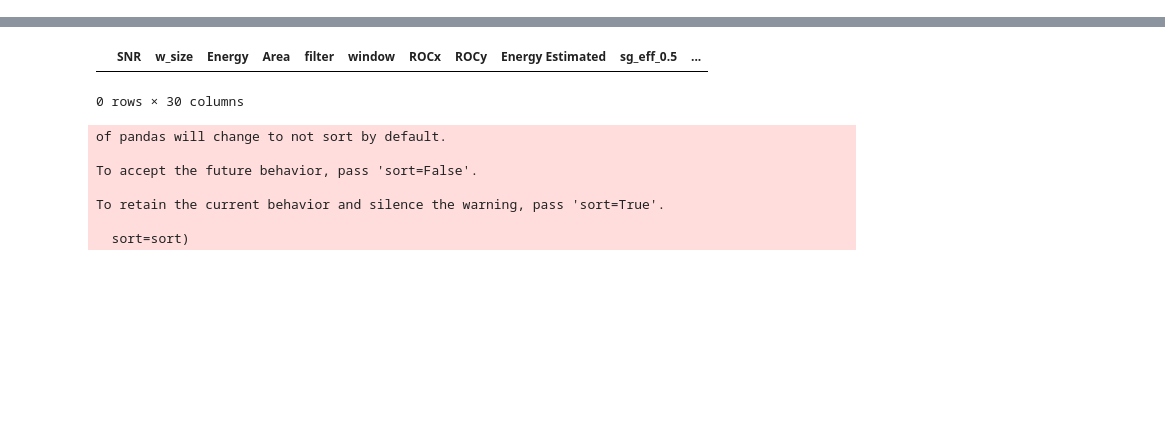
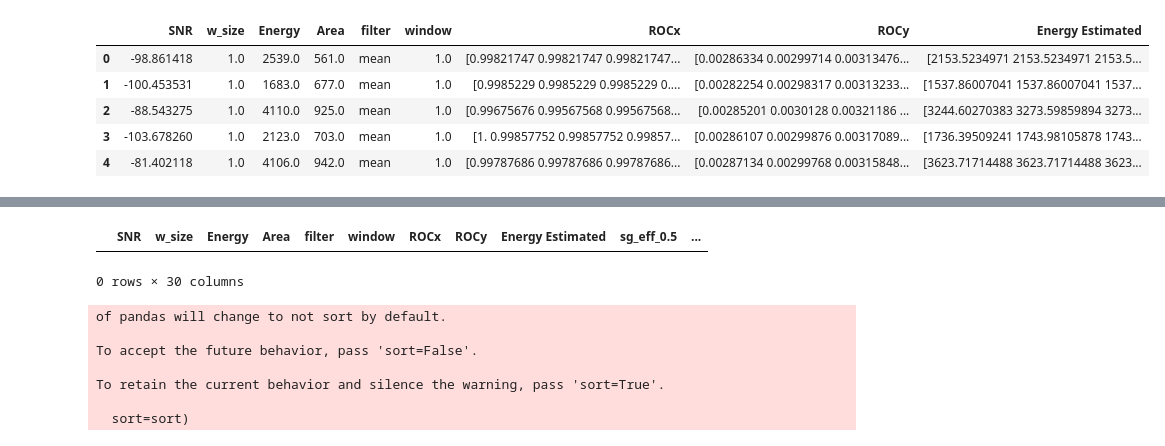
Before and after one commit to Gui1402/filtering_cygnus, a Jupyter notebook: notebooks/filter_analysis.ipynb, the cells around one changed output, grey strips where cells are left out. Cells and saved outputs as stored; diff of their text form; code cells hidden in the pictures; blank space fills up the shorter version.

```diff
--- a/notebooks/filter_analysis.ipynb
+++ b/notebooks/filter_analysis.ipynb
@@ -125,3 +125,13 @@ df.head()
+# %%
+df_old = pd.read_csv('../data/result_test.csv')
+df_old.head()
+# %% [output]
+|  | SNR | w_size | Energy | Area | filter | window | ROCx | ROCy | Energy Estimated |
+| 0 | -98.861418 | 1.0 | 2539.0 | 561.0 | mean | 1.0 | [0.99821747 0.99821747 0.99821747... | [0.00286334 0.00299714 0.00313476... | [2153.5234971 2153.5234971 2153.5... |
+| 1 | -100.453531 | 1.0 | 1683.0 | 677.0 | mean | 1.0 | [0.9985229 0.9985229 0.9985229 0.... | [0.00282254 0.00298317 0.00313233... | [1537.86007041 1537.86007041 1537... |
+| 2 | -88.543275 | 1.0 | 4110.0 | 925.0 | mean | 1.0 | [0.99675676 0.99567568 0.99567568... | [0.00285201 0.0030128 0.00321186 ... | [3244.60270383 3273.59859894 3273... |
+| 3 | -103.678260 | 1.0 | 2123.0 | 703.0 | mean | 1.0 | [1. 0.99857752 0.99857752 0.99857... | [0.00286107 0.00299876 0.00317089... | [1736.39509241 1743.98105878 1743... |
+| 4 | -81.402118 | 1.0 | 4106.0 | 942.0 | mean | 1.0 | [0.99787686 0.99787686 0.99787686... | [0.00287134 0.00299768 0.00315848... | [3623.71714488 3623.71714488 3623... |
 # %%
 df['ROCx'] = bug_array_fix(df,'ROCx')
 df['ROCy'] = bug_array_fix(df,'ROCy')
```
Also changed, not shown: parts of 9 cells of this notebook.
